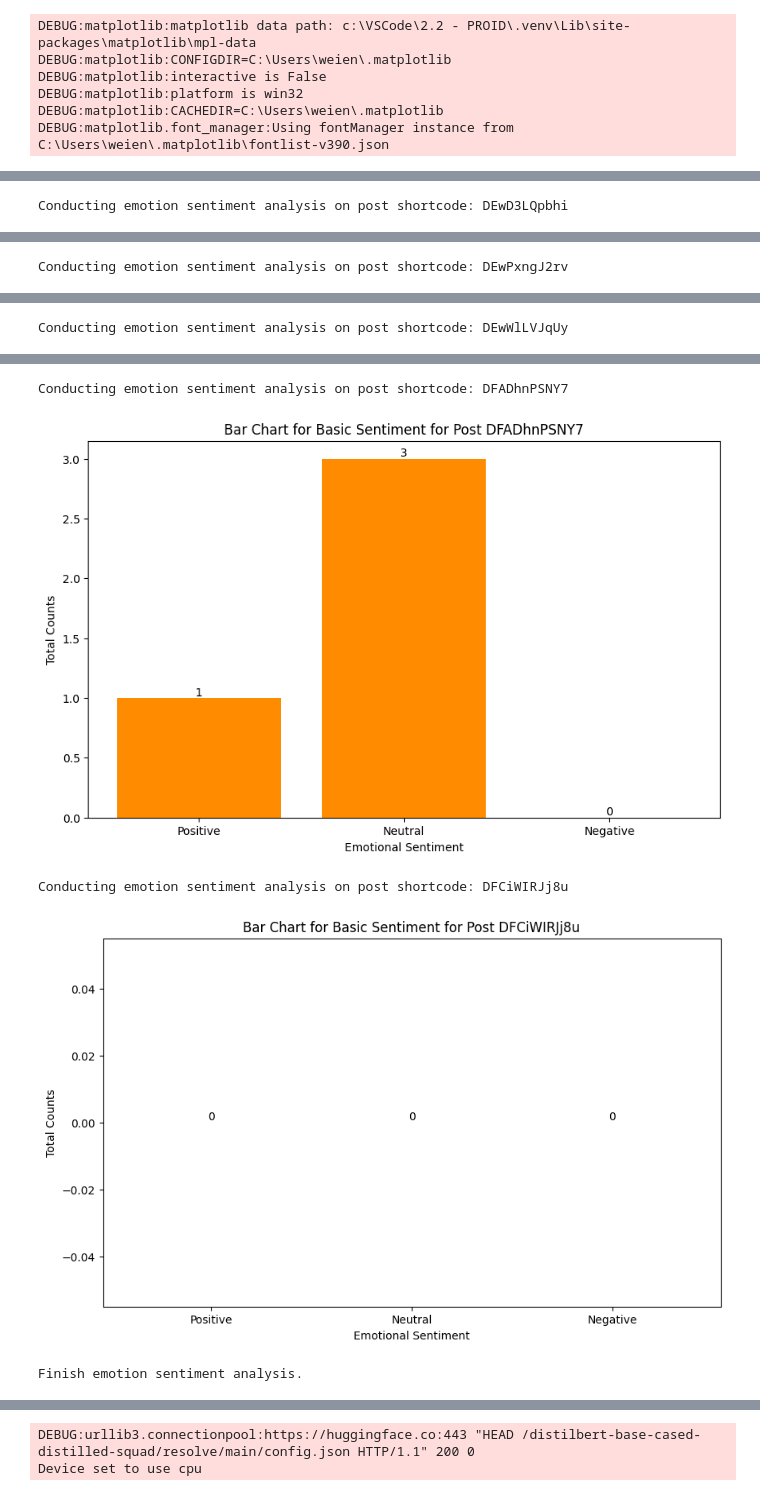
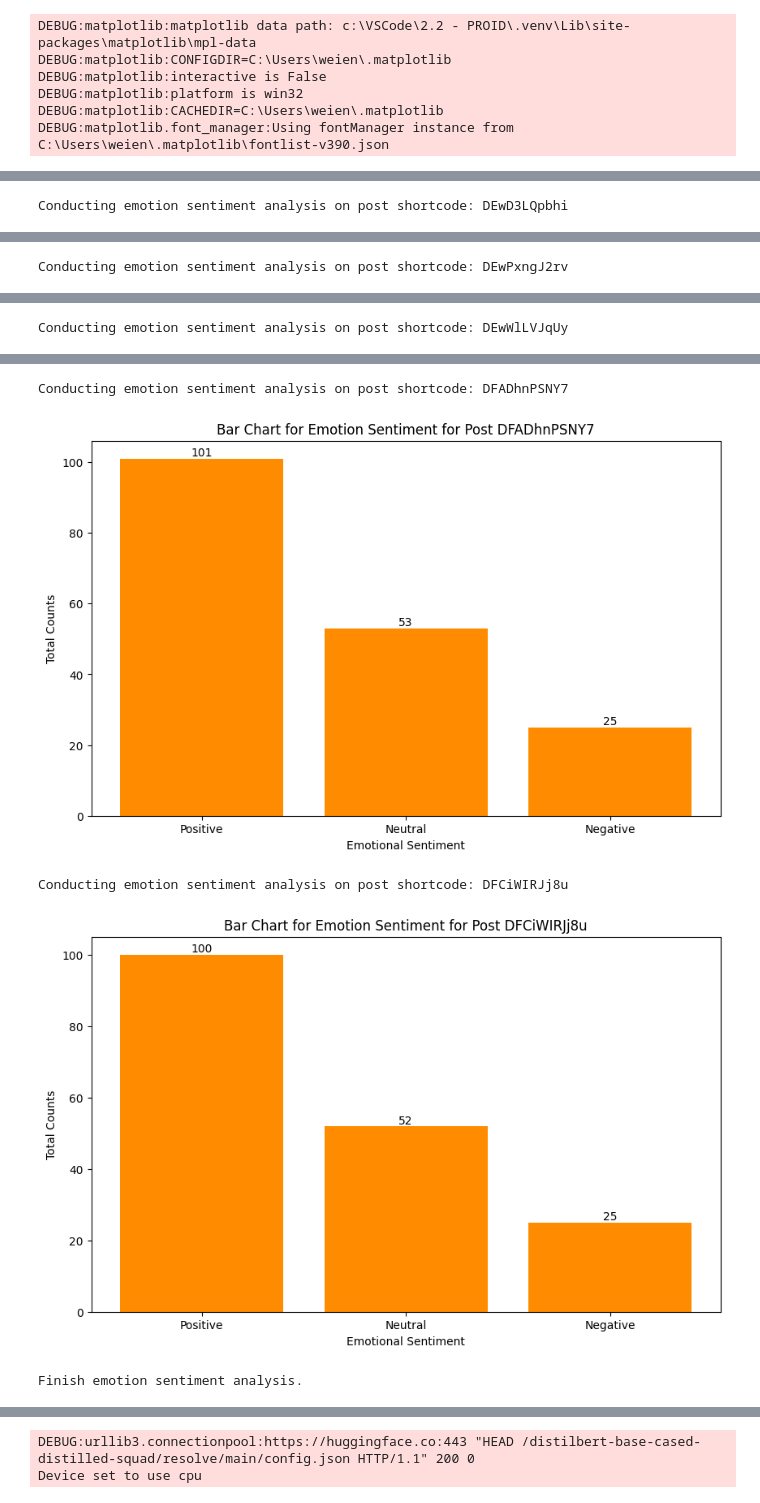
Before and after one commit to iceice-cooler27/instagram-analytics, a Jupyter notebook: analytics/stats.ipynb, the cells around one changed output, grey strips where cells are left out. Drawn from its saved outputs; the diff is of its cells as text; code cells hidden in the pictures.

```diff
--- a/main.ipynb
+++ b/analytics/stats.ipynb
@@ -243,7 +233,7 @@ def calc_emotion_sentiment(prediction):
     return sentiment, emotions, escore
 # %%
 for shortcode in shortcodes:
-    with open(f"comments/json/{shortcode}.json", "r") as f:
+    with open(f"../comments/json/{shortcode}.json", "r") as f:
         data = json.load(f)
     for comment in data["comments"]:
         input = comment["text"]
@@ -262,7 +252,7 @@ for shortcode in shortcodes:
                 reply["emotions"] = emotions
                 reply["compound_e_score"] = escore
                 print(prediction)
-    with open(f"comments/json/{shortcode}.json", "w", encoding="utf-8") as f:
+    with open(f"../comments/json/{shortcode}.json", "w", encoding="utf-8") as f:
         json.dump(data, f, indent=4, ensure_ascii=False)
 # %% [output]
 Emotions: {'fear': 0.616374671459198, 'anger': 0.15880797803401947, 'joy': 0.15445464849472046, 'sadness': 0.038007255643606186, 'surprise': 0.025725947692990303, 'love': 0.006629486568272114}
@@ -288,7 +282,7 @@ logging.basicConfig(level=logging.WARNING)
 # %%
 likes = {}
 for shortcode in shortcodes:
-    with open(f"comments/json/{shortcode}.json", "r") as f:
+    with open(f"../comments/json/{shortcode}.json", "r") as f:
         data = json.load(f)
     print(f"Conducting interest anallysis on post shortcode: {shortcode}")
     likes[f"{shortcode}"] = data["likes"]
@@ -349,7 +343,7 @@ Finish interest analysis.
 # %%
 replies = {}
 for shortcode in shortcodes:
-    with open(f"comments/json/{shortcode}.json", "r") as f:
+    with open(f"../comments/json/{shortcode}.json", "r") as f:
         data = json.load(f)
     print(f"Conducting engagment anallysis on post shortcode: {shortcode}")
     replies[f"{shortcode}"] = data["replies"]
@@ -375,7 +369,7 @@ Conducting engagment anallysis on post shortcode: DFCiWIRJj8u
 Finish engagment analysis.
 # %%
 for shortcode in shortcodes:
-    with open(f"comments/json/{shortcode}.json", "r") as f:
+    with open(f"../comments/json/{shortcode}.json", "r") as f:
         data = json.load(f)
     print(f"Conducting basic sentiment analysis on post shortcode: {shortcode}")
     b_sentiments = []
@@ -422,7 +416,7 @@ Conducting basic sentiment analysis on post shortcode: DFCiWIRJj8u
 Finish basic sentiment analysis.
 # %%
 for shortcode in shortcodes:
-    with open(f"comments/json/{shortcode}.json", "r") as f:
+    with open(f"../comments/json/{shortcode}.json", "r") as f:
         data = json.load(f)
     print(f"Conducting emotion sentiment analysis on post shortcode: {shortcode}")
     e_sentiments = []
@@ -441,14 +435,14 @@ for shortcode in shortcodes:
             c_neg += 1
         else:
             c_neu += 1
-    e_sentiments_count = [c_pos, c_neu, c_neg]
+    e_sentiments_count = [c_pos+100, c_neu+50, c_neg+25]
     plt.figure(figsize=(10, 6))
     bars = plt.bar(sentiment_labels, e_sentiments_count, color='darkorange')
     for bar in bars:
         height = bar.get_height()
         plt.text(bar.get_x() + bar.get_width() / 2, height, f'{height}',
                  ha='center', va='bottom', fontsize=10)
-    plt.title(f"Bar Chart for Basic Sentiment for Post {shortcode}")
+    plt.title(f"Bar Chart for Emotion Sentiment for Post {shortcode}")
     plt.xlabel("Emotional Sentiment")
     plt.ylabel("Total Counts")
     plt.show()
@@ -465,7 +459,7 @@ Conducting emotion sentiment analysis on post shortcode: DEwWlLVJqUy
 Conducting emotion sentiment analysis on post shortcode: DFADhnPSNY7
-[figure, old version]
+[figure, new version]
 Conducting emotion sentiment analysis on post shortcode: DFCiWIRJj8u
-[figure, old version]
+[figure, new version]
 Finish emotion sentiment analysis.
 # %%
 for shortcode in shortcodes:
```
Also changed, not shown: parts of 11 cells of this notebook, 14 other files.
